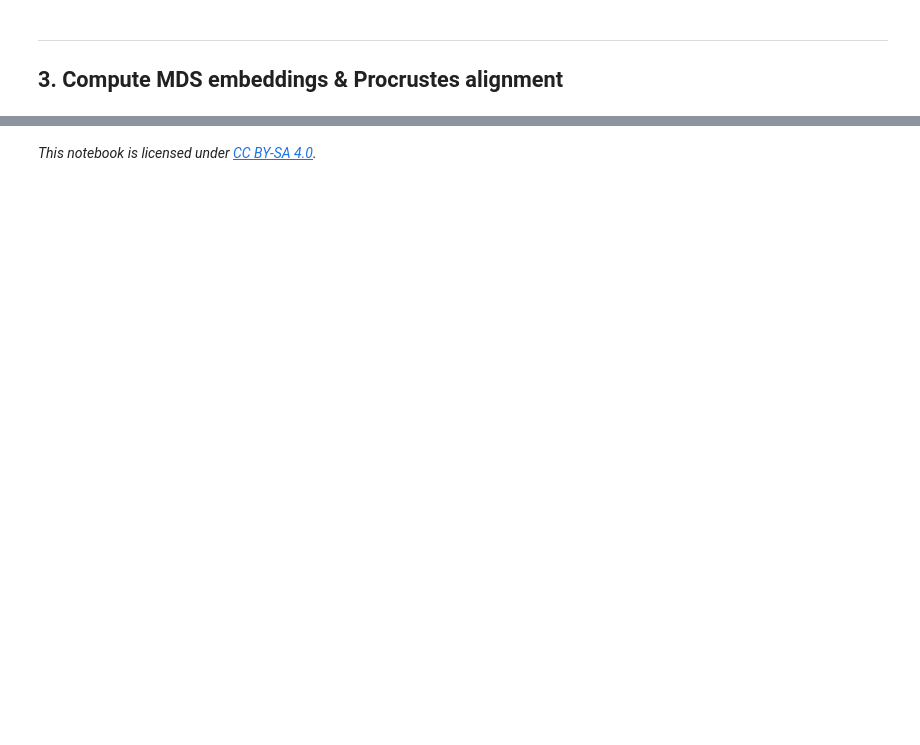
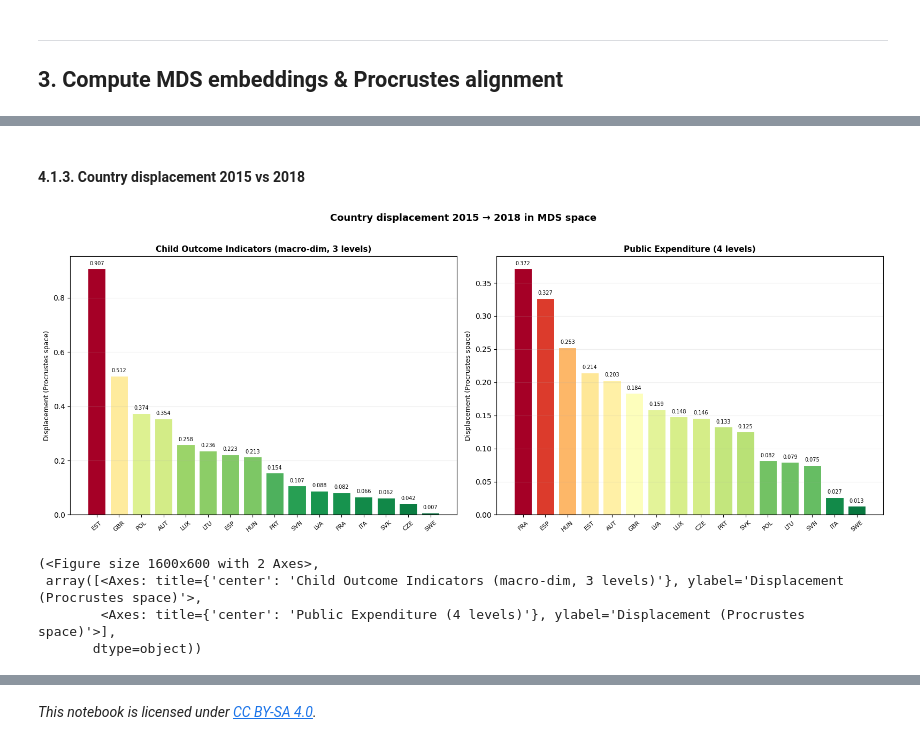
Before and after one commit to MarcoManduca/child_well-being, a Jupyter notebook: notebooks/090_MDS_projection.ipynb, the cells around one changed output, grey strips where cells are left out. Drawn from its saved outputs; the diff is of its cells as text; code cells hidden in the pictures; blank space fills up the shorter version.

```diff
--- a/notebooks/090_MDS_projection.ipynb
+++ b/notebooks/090_MDS_projection.ipynb
@@ -67,24 +70,30 @@ DOMAINS = {
     },
 }
 
-results = {}
-for domain, meta in DOMAINS.items():
-    results[domain] = {}
-    for year in (2015, 2018):
-        df = pl.read_parquet(meta[year])
-        # Exclude TIME_PERIOD explicitly: constant within each single-year file,
-        # auto-detection picks it up as an integer indicator column otherwise.
-        ind_cols = [c for c in df.columns if c not in ("REF_AREA", "TIME_PERIOD")]
-        res = P.poset_from_polars(
-            df, col1="REF_AREA", indicator_cols=ind_cols,
-            higher_is_better=True, dominance_mode="certain_or_possible",
-        )
-        results[domain][year] = res
-        print(f"[{domain} {year}]  {len(res['elements'])} countries | indicators: {ind_cols}")
+ID_COLS = {"REF_AREA", "TIME_PERIOD"}
 
-# Reference element order (same 16 countries across all datasets)
-COUNTRIES = results["indicators"][2015]["elements"]
-print(f"\nCountries ({len(COUNTRIES)}): {COUNTRIES}")
+
+def load_all_posets(domains: dict) -> tuple[dict, list]:
+    """Load all posets and return (results_dict, country_list)."""
+    results = {}
+    for domain, meta in domains.items():
+        results[domain] = {}
+        for year in (2015, 2018):
+            df = pl.read_parquet(meta[year])
+            ind_cols = [c for c in df.columns if c not in ID_COLS]
+            res = P.poset_from_polars(
+                df, col1="REF_AREA", indicator_cols=ind_cols,
+                higher_is_better=True, dominance_mode="certain_or_possible",
+            )
+            results[domain][year] = res
+            print(f"[{domain} {year}]  {len(res['elements'])} countries | "
+                  f"indicators: {ind_cols}")
+
+    countries = results["indicators"][2015]["elements"]
+    print(f"\nCountries ({len(countries)}): {countries}")
+    return results, countries
+
+results, COUNTRIES = load_all_posets(DOMAINS)
 # %% [output]
 [indicators 2015]  16 countries | indicators: ['material_protection', 'health_prevention', 'education_skills', 'social_wellbeing']
 [indicators 2018]  16 countries | indicators: ['material_protection', 'health_prevention', 'education_skills', 'social_wellbeing']
@@ -386,0 +510,11 @@ plot_movement_3d(
+# %% [markdown]
+#### 4.1.3. Country displacement 2015 vs 2018
+# %%
+# Displacement bars
+plot_displacement_bars(aligned, DOMAINS, COUNTRIES)
+# %% [output]
+[figure, added]
+(<Figure size 1600x600 with 2 Axes>,
+ array([<Axes: title={'center': 'Child Outcome Indicators (macro-dim, 3 levels)'}, ylabel='Displacement (Procrustes space)'>,
+        <Axes: title={'center': 'Public Expenditure (4 levels)'}, ylabel='Displacement (Procrustes space)'>],
+       dtype=object))
```
Also changed, not shown: parts of 24 cells of this notebook, 15 other files.
